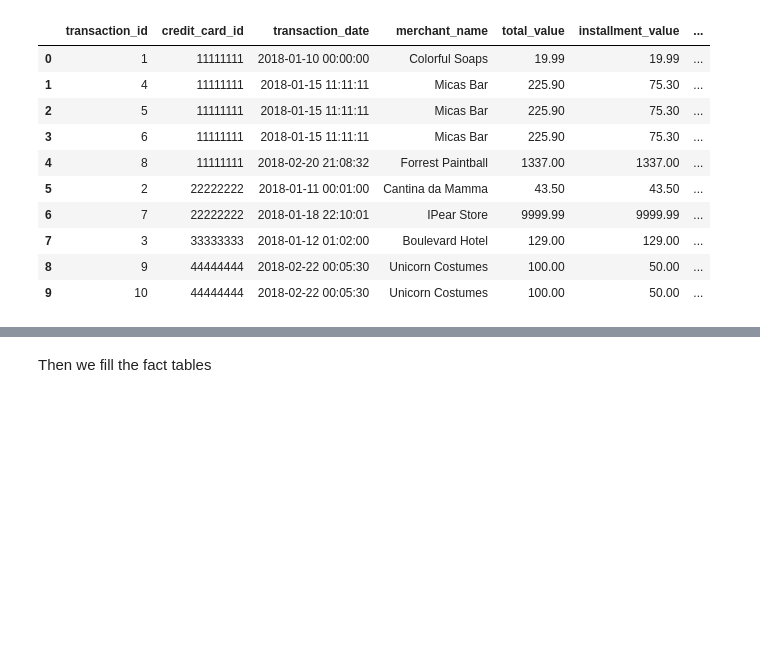
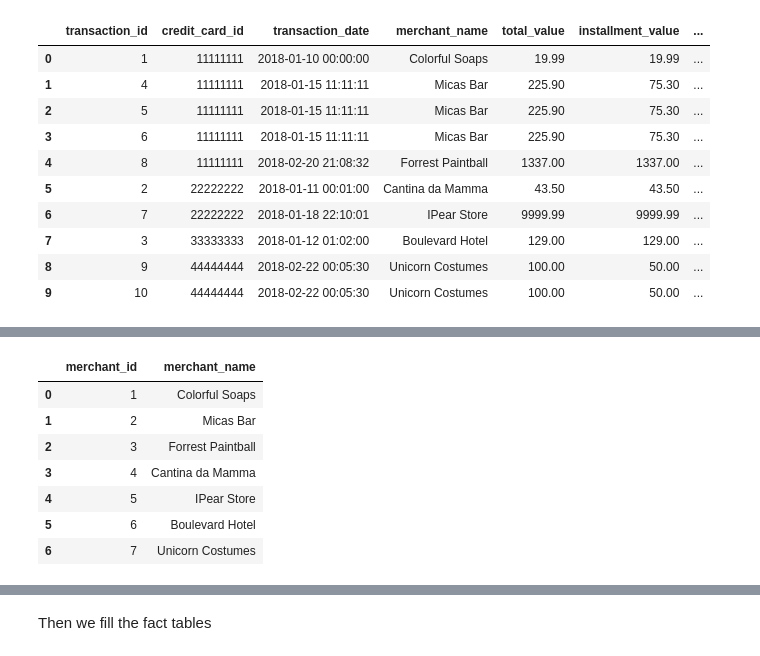
Before and after one commit to ArmlessJohn404/nubank-challenge, a Jupyter notebook: Nubank Challenge.ipynb, the cells around one changed output, grey strips where cells are left out. Drawn from its saved outputs; the diff is of its cells as text; code cells hidden in the pictures; blank space fills up the shorter version.

```diff
--- a/Nubank Challenge.ipynb
+++ b/Nubank Challenge.ipynb
@@ -292,0 +303,11 @@ INERTED credit_card: 44444444
+# %%
+pd.DataFrame(connection.execute("SELECT * FROM merchant").fetchall(), columns=merchant_columns)
+# %% [output]
+|  | merchant_id | merchant_name |
+| 0 | 1 | Colorful Soaps |
+| 1 | 2 | Micas Bar |
+| 2 | 3 | Forrest Paintball |
+| 3 | 4 | Cantina da Mamma |
+| 4 | 5 | IPear Store |
+| 5 | 6 | Boulevard Hotel |
+| 6 | 7 | Unicorn Costumes |
```
Also changed, not shown: parts of 26 cells of this notebook, 1 other file.
